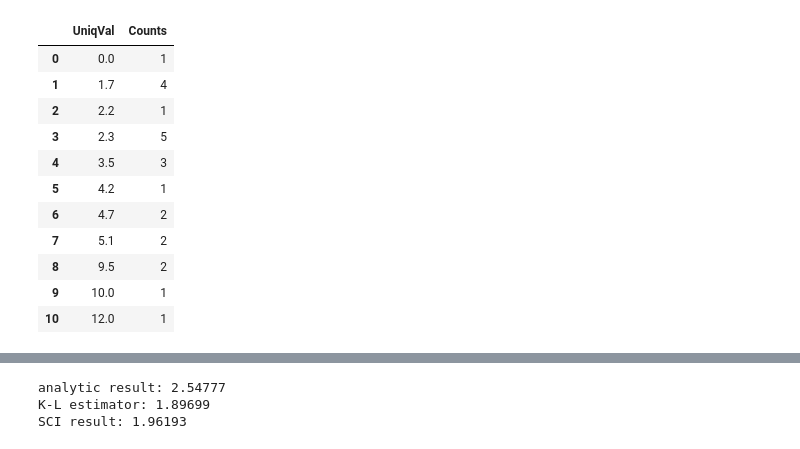
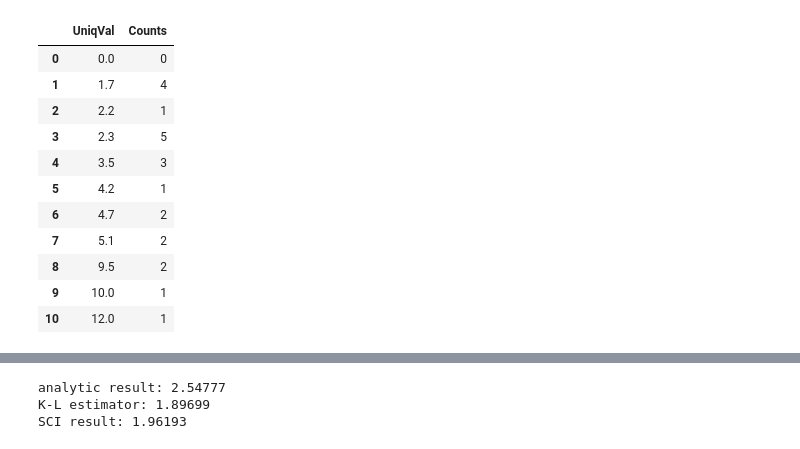
Before and after one commit to zykong8/continuous_gini_entropy, a Jupyter notebook: GE.ipynb, the cells around one changed output, grey strips where cells are left out. Drawn from its saved outputs; the diff is of its cells as text; code cells hidden in the pictures.

```diff
--- a/GE.ipynb
+++ b/GE.ipynb
@@ -7,11 +7,12 @@ income = np.array([1.7, 2.3, 3.5, 10, 4.2, 2.3, 1.7, 2.2, 3.5, 5.1,
            4.7, 12])
 # %%
 uniqVal, counts = np.unique(np.sort(np.append(income, 0)), return_counts=True)
+counts[0] = 0
 stat = pd.DataFrame({"UniqVal":uniqVal, "Counts":counts})
 stat
 # %% [output]
 |  | UniqVal | Counts |
-| 0 | 0.0 | 1 |
+| 0 | 0.0 | 0 |
 | 1 | 1.7 | 4 |
 | 2 | 2.2 | 1 |
 | 3 | 2.3 | 5 |
```
Also changed, not shown: parts of 5 cells of this notebook, 2 other files.
